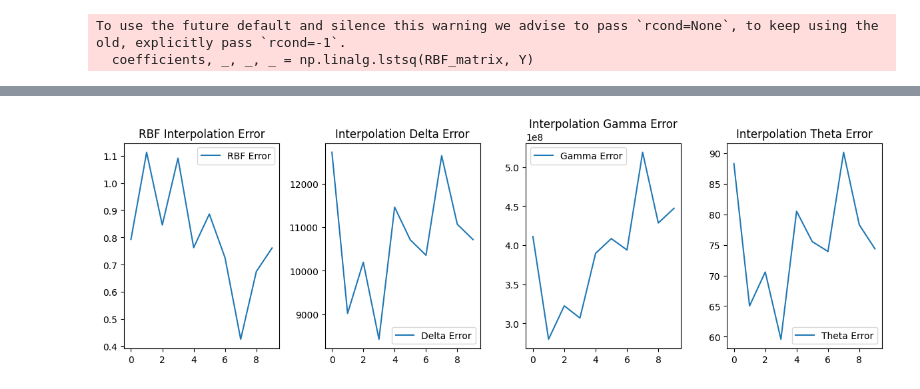
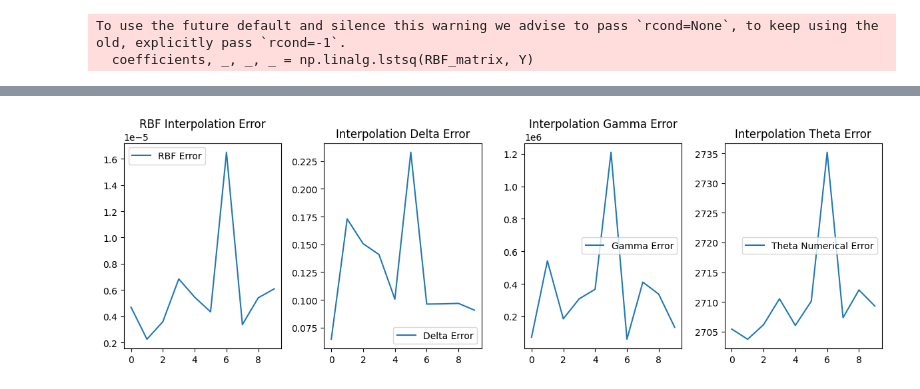
Before and after one commit to brunoCCOS/bs-find-with-sindy, a Jupyter notebook: src/Interpolation_tests.ipynb, the cells around one changed output, grey strips where cells are left out. Cells and saved outputs as stored; diff of their text form; code cells hidden in the pictures.

```diff
--- a/src/Interpolation_tests.ipynb
+++ b/src/Interpolation_tests.ipynb
@@ -34,8 +34,10 @@ deltas = black_scholes_delta(SS, K, TT, r, sigma)
 gammas = black_scholes_gamma(SS, K, TT, r, sigma)
 # %%
 
+n_points = 1000
+
 # Subsample the grid to create a less dense grid for interpolation
-indices = np.random.choice(np.arange(len(S) * len(T)), size=int(len(T)), replace=True)
+indices = np.random.choice(np.arange(len(S) * len(T)), size=int(n_points), replace=False)
 sub_SS = SS.flatten()[indices]
 sub_TT = TT.flatten()[indices]
 sub_X = np.array([list(a) for a in zip(sub_SS,sub_TT)])
@@ -155,26 +156,46 @@ errors_delta = []
 errors_gamma = []
 errors_theta = []
 
+
+errors_delta_n = []
+errors_gamma_n = []
+errors_theta_n = []
+
+n_points = 500
+
 for _ in range(num_runs):
 
     # Subsample the grid to create a less dense grid for interpolation
-    indices = np.random.choice(np.arange(len(S) * len(T)), size=int(len(T)), replace=True)
+    indices = np.random.choice(np.arange(len(S) * len(T)), size=n_points, replace=False)
     sub_SS = SS.flatten()[indices]
     sub_TT = TT.flatten()[indices]
     sub_X = np.array([list(a) for a in zip(sub_SS,sub_TT)])
     sub_call_prices = call_prices.flatten()[indices]
 
-    rbf_values,rbf_values_x,rbf_values_xx,rbf_values_t,_ = RBFN_2d(sub_X, sub_call_prices,gaussian_rbf())(S,T)
+    rbf_values,rbf_values_x,rbf_values_xx,rbf_values_t,_ = RBFN_2d(sub_X, sub_call_prices,cubic_rbf())(S,T)
     # Calculate errors
     error_rbf = relative_squared_error(call_prices.flatten(), rbf_values)
     error_delta = relative_squared_error(deltas.flatten(),rbf_values_x)
     error_gamma = relative_squared_error(gammas.flatten(),rbf_values_xx)
     error_theta = relative_squared_error(theta.flatten(),rbf_values_t)
 
+    delta_numerical = ps.FiniteDifference(axis=0,order=4)._differentiate(rbf_values.reshape(SS.shape),h_S)
+    gamma_numerical  = ps.FiniteDifference(d=2, axis=0,order=2)._differentiate(rbf_values.reshape(SS.shape),h_S)
+    theta_numerical = ps.FiniteDifference(axis=1,order=4)._differentiate(rbf_values.reshape(SS.shape),h_T)
+
+    error_delta_n = relative_squared_error(deltas,delta_numerical)
+    error_gamma_n = relative_squared_error(gammas,gamma_numerical)
+    error_theta_n =  relative_squared_error(theta,theta_numerical)
+
+
     errors_rbf.append(error_rbf)
     errors_delta.append(error_delta)
     errors_gamma.append(error_gamma)
     errors_theta.append(error_theta)
+
+    errors_delta_n.append(error_delta_n)
+    errors_gamma_n.append(error_gamma_n)
+    errors_theta_n.append(error_theta_n)
 
 
 
@@ -182,6 +203,7 @@ for _ in range(num_runs):
 plt.figure(figsize=(12, 4))
 plt.subplot(1, 4, 1)
 plt.plot(errors_rbf, label='RBF Error')
+
 plt.title('RBF Interpolation Error')
 plt.legend()
 
@@ -199,8 +221,8 @@ plt.title('Interpolation Gamma Error')
 plt.legend()
 
 plt.subplot(1, 4, 4)
-plt.plot(errors_theta, label='Theta Error')
-# plt.plot(errors_theta_n, label='Theta Numerical Error')
+# plt.plot(errors_theta, label='Theta Error')
+plt.plot(errors_theta_n, label='Theta Numerical Error')
 
 plt.title('Interpolation Theta Error')
 plt.legend()
@@ -211 +235 @@ plt.show()
-[figure, old version]
+[figure, new version]
```
Also changed, not shown: parts of 11 cells of this notebook, 1 other file.
